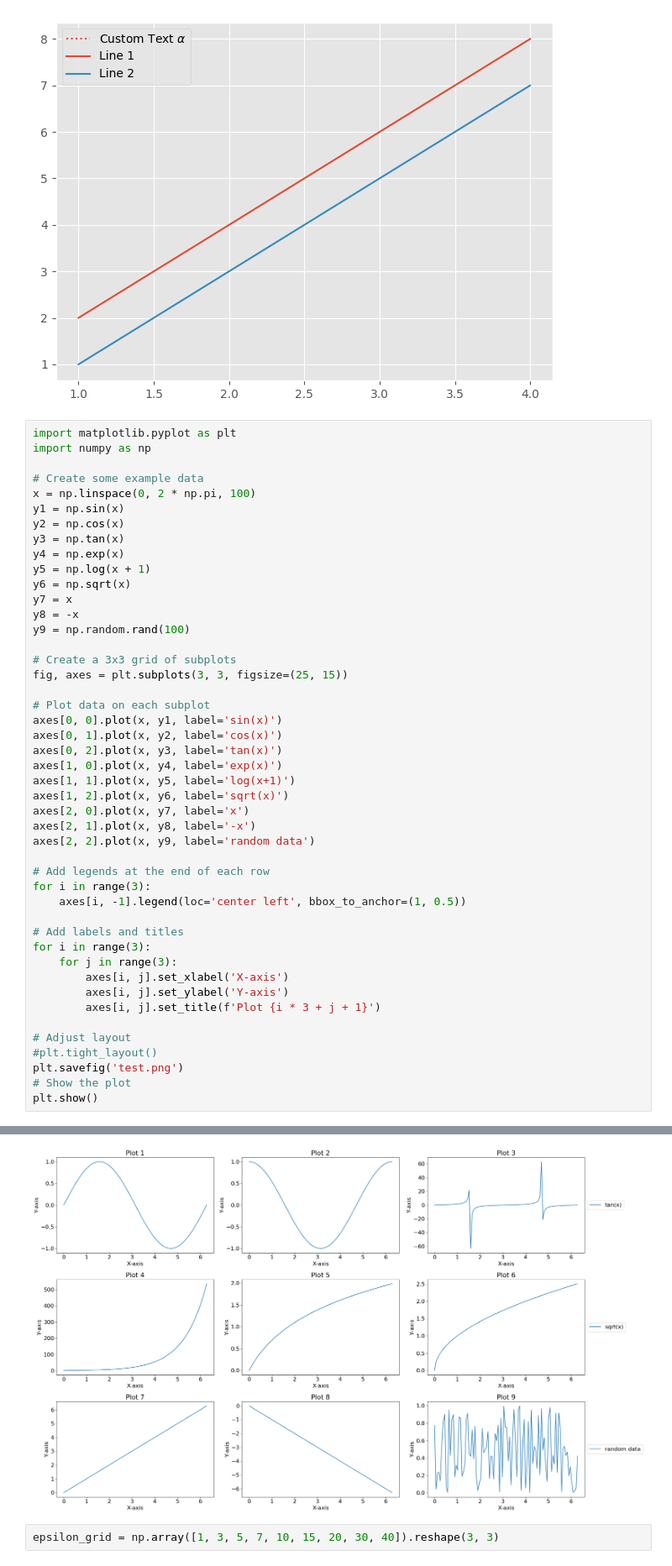
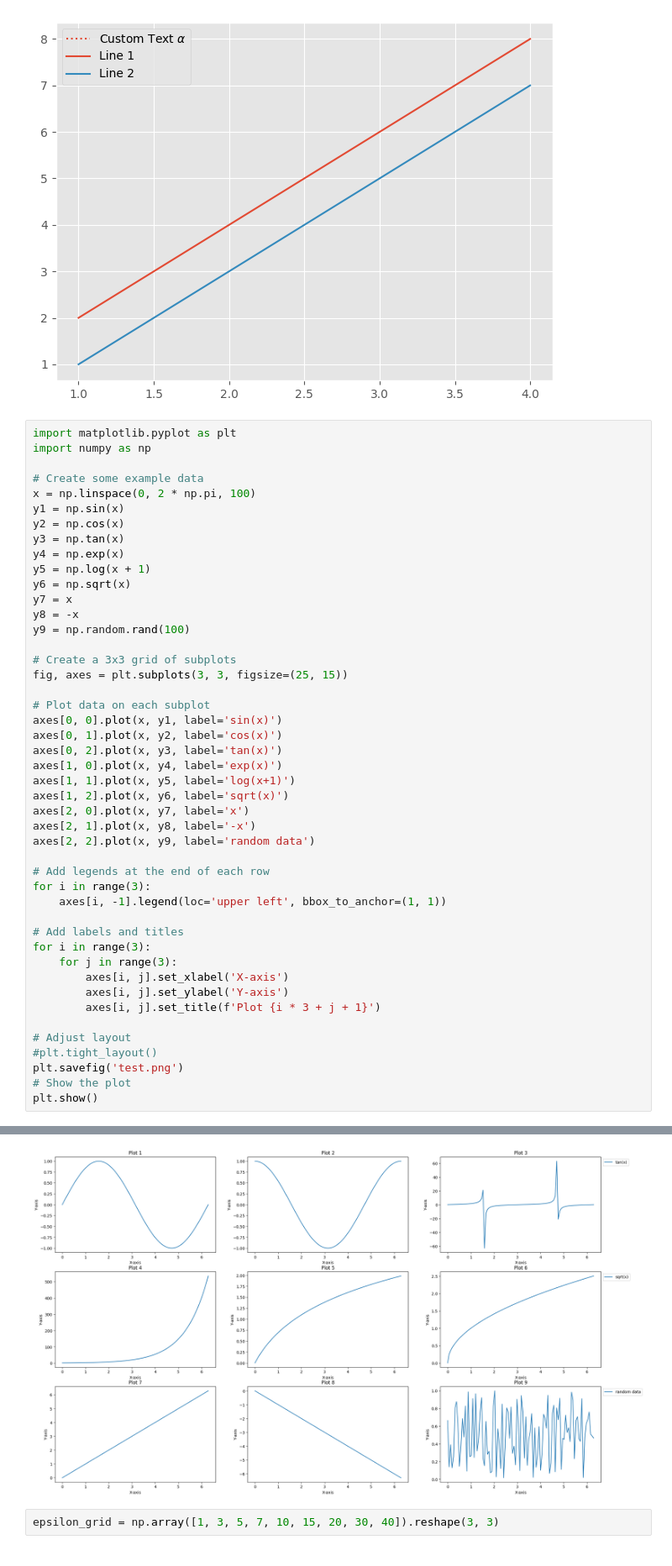
Before and after one commit to elfirdoussilab1/DECOR, a Jupyter notebook: test.ipynb, the cells around one changed output, grey strips where cells are left out. Shown: that part at 84% size. Cells and saved outputs as stored; diff of their text form.

```diff
--- a/test.ipynb
+++ b/test.ipynb
@@ -294,7 +294,7 @@ axes[2, 2].plot(x, y9, label='random data')
 
 # Add legends at the end of each row
 for i in range(3):
-    axes[i, -1].legend(loc='center left', bbox_to_anchor=(1, 0.5))
+    axes[i, -1].legend(loc='upper left', bbox_to_anchor=(1, 1))
 
 # Add labels and titles
 for i in range(3):
@@ -329,4 +312,4 @@ findfont: Font family 'Latin Modern Roman' not found.
-[figure, old version]
+[figure, new version]
 # %%
 epsilon_grid = np.array([1, 3, 5, 7, 10, 15, 20, 30, 40]).reshape(3, 3)
 # %%
```
Also changed, not shown: parts of 1 cell of this notebook, 3 other files.
